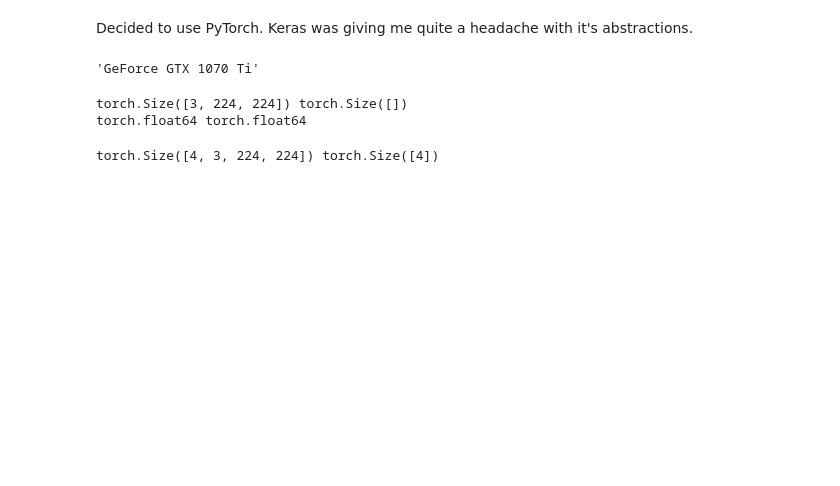
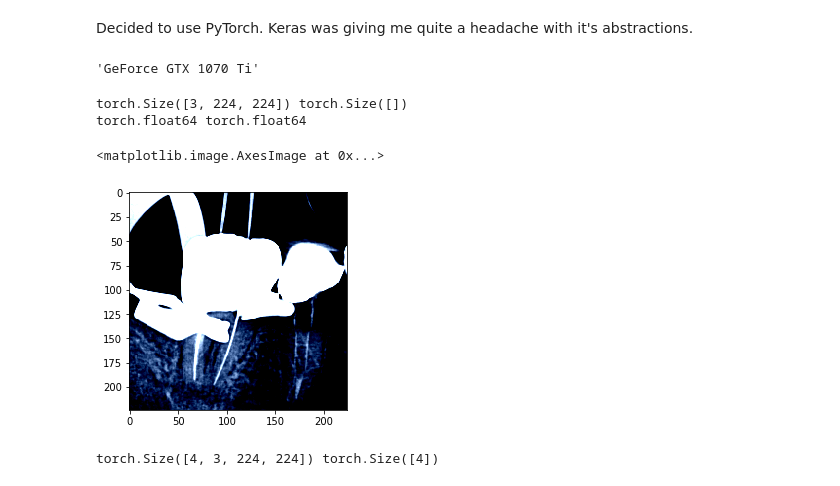
Before and after one commit to jordancoil/dental-lesions, a Jupyter notebook: Pytorch Baseline.ipynb, the cells around one changed output. Cells and saved outputs as stored; diff of their text form; code cells hidden in the pictures; blank space fills up the shorter version.

```diff
--- a/Pytorch Baseline.ipynb
+++ b/Pytorch Baseline.ipynb
@@ -45,18 +45,22 @@ class LesionDataset(Dataset):
     def __getitem__(self, idx):
         image_id = self.lesions_data_frame.iloc[idx].imageId
         image = io.imread(self.root_dir + image_id + '.jpg')
-        image = image.astype('float')
         image = sktrans.resize(image, (224, 224))
 
         # swap color axis because
         # numpy image: H x W x C
         # torch image: C X H X W
         image = image.transpose((2, 0, 1))
+        image = torch.from_numpy(image)
+        normalize = transforms.Normalize(mean=[0.485, 0.456, 0.406],
+                                         std=[0.229, 0.224, 0.225])
+        image = normalize(image)
 
         label = self.lesions_data_frame.iloc[idx].lesion
         label = label.astype('float')
+        label = torch.from_numpy(np.array(label))
 
-        return torch.from_numpy(image), torch.from_numpy(np.array(label))
+        return image, label
 # %%
 train_dataset = LesionDataset(
     train_df, "./lesion_images/all_images_processed/")
@@ -65,10 +69,16 @@ valid_dataset = LesionDataset(
 # %%
 image, label = train_dataset[0]
 print(image.size(), label.size())
 print(image.dtype, label.dtype)
+
+inp = image.numpy().transpose((1, 2, 0))
+inp = np.clip(inp, 0, 1)
+plt.imshow(inp)
 # %% [output]
 torch.Size([3, 224, 224]) torch.Size([])
 torch.float64 torch.float64
+<matplotlib.image.AxesImage at 0x...>
+[figure, added]
 # %%
 train_dataloader = DataLoader(
     train_dataset, batch_size=4, shuffle=True, num_workers=4)
```
Also changed, not shown: parts of 9 cells of this notebook.
